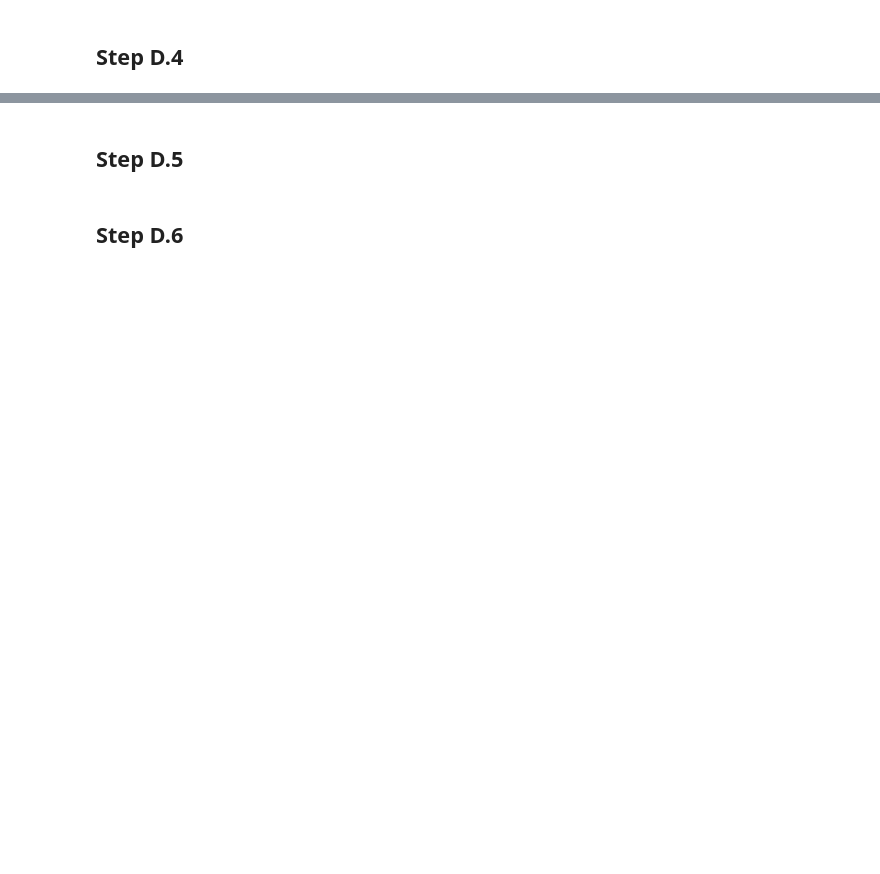
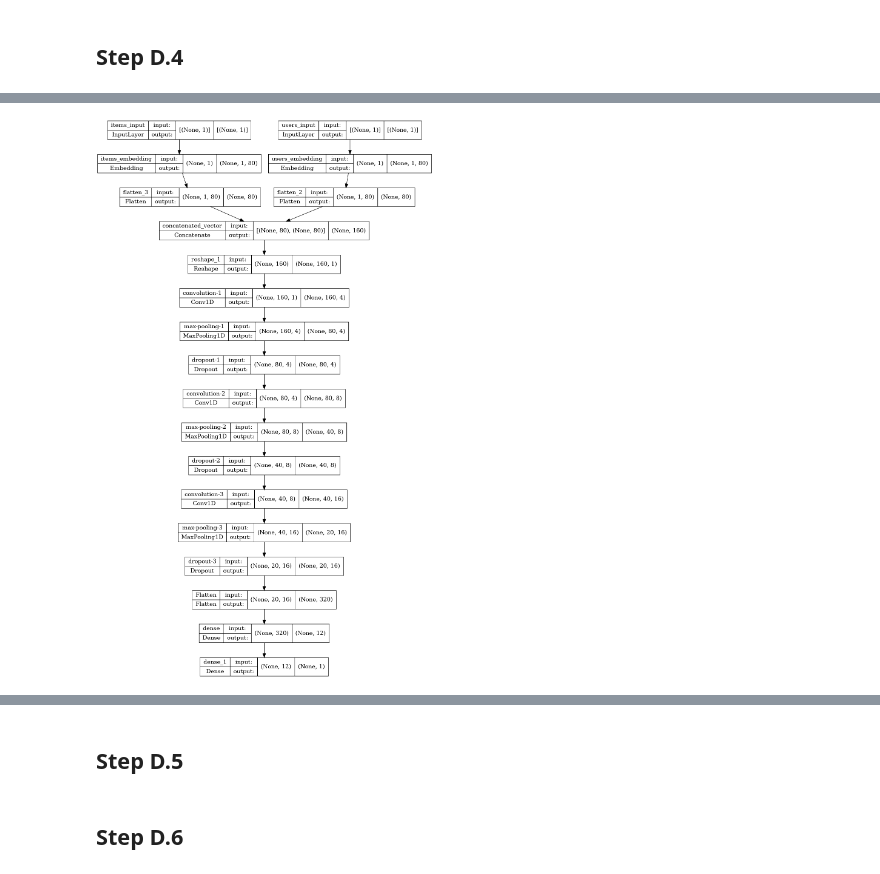
Before and after one commit to ilias-ant/recommender-systems, a Jupyter notebook: deep-learning-based-RS.ipynb, the cells around one changed output, grey strips where cells are left out. Drawn from its saved outputs; the diff is of its cells as text; code cells hidden in the pictures; blank space fills up the shorter version.

```diff
--- a/deep-learning-based-RS.ipynb
+++ b/deep-learning-based-RS.ipynb
@@ -249,0 +317,14 @@ test RMSE = 0.5691149830818176
+# %%
+model = dmf_cnn_neural_network(
+    n_users=n_users,
+    n_item=n_items,
+    n_latent_factors=latent_factors,
+)
+
+model.compile(
+    loss="mean_squared_error",
+    optimizer=tf.keras.optimizers.Adam(),
+    metrics=[tf.keras.metrics.RootMeanSquaredError()],
+)
+
+model.summary()
@@ -249,0 +349,6 @@ test RMSE = 0.5691149830818176
+# %%
+tf.keras.utils.plot_model(
+    model, to_file="static/CNN_DMF_model.png", show_shapes=True, show_layer_names=True
+)
+# %% [output]
+[figure, added]
```
Also changed, not shown: parts of 19 cells of this notebook, 1 other file.
